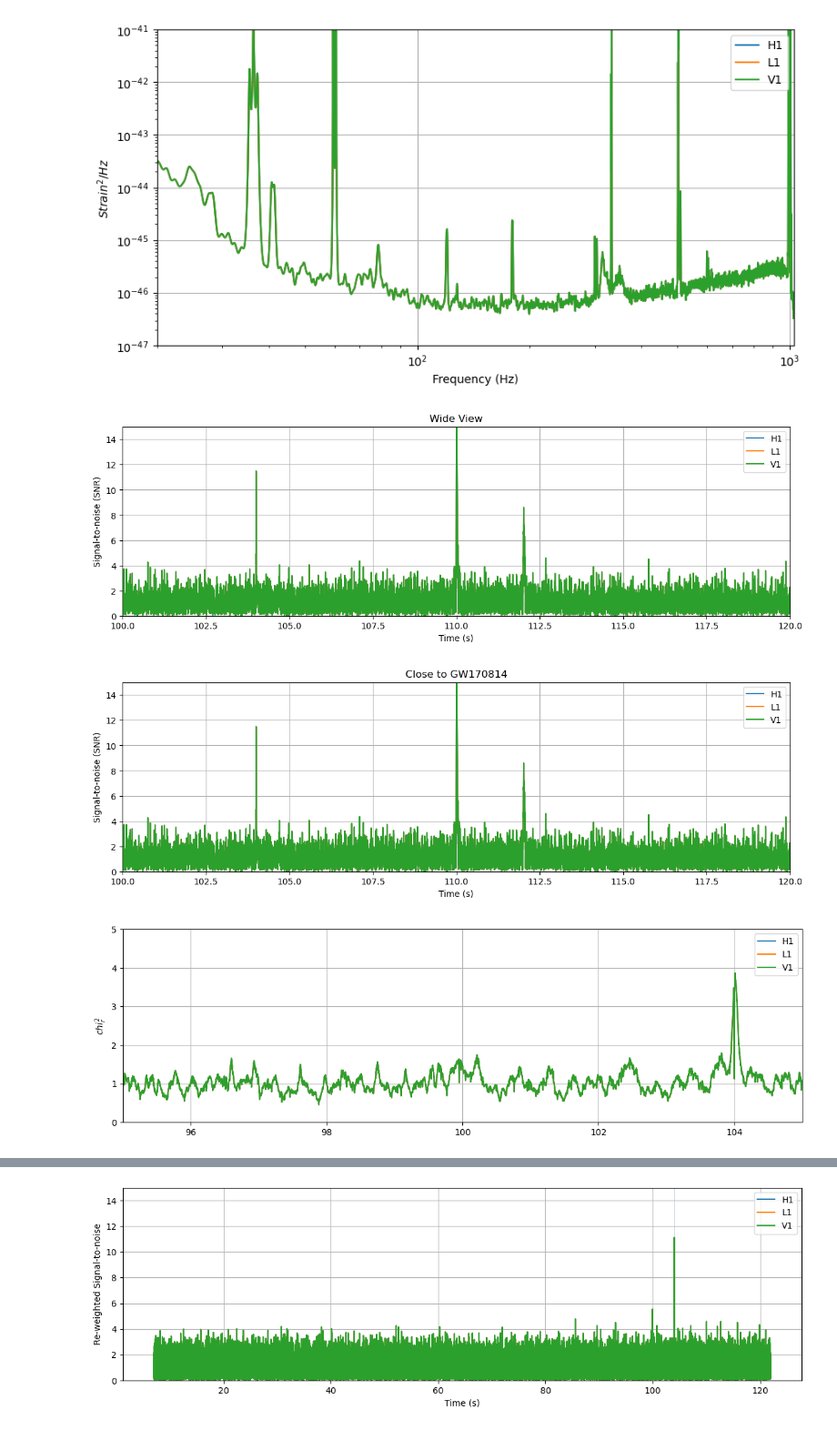
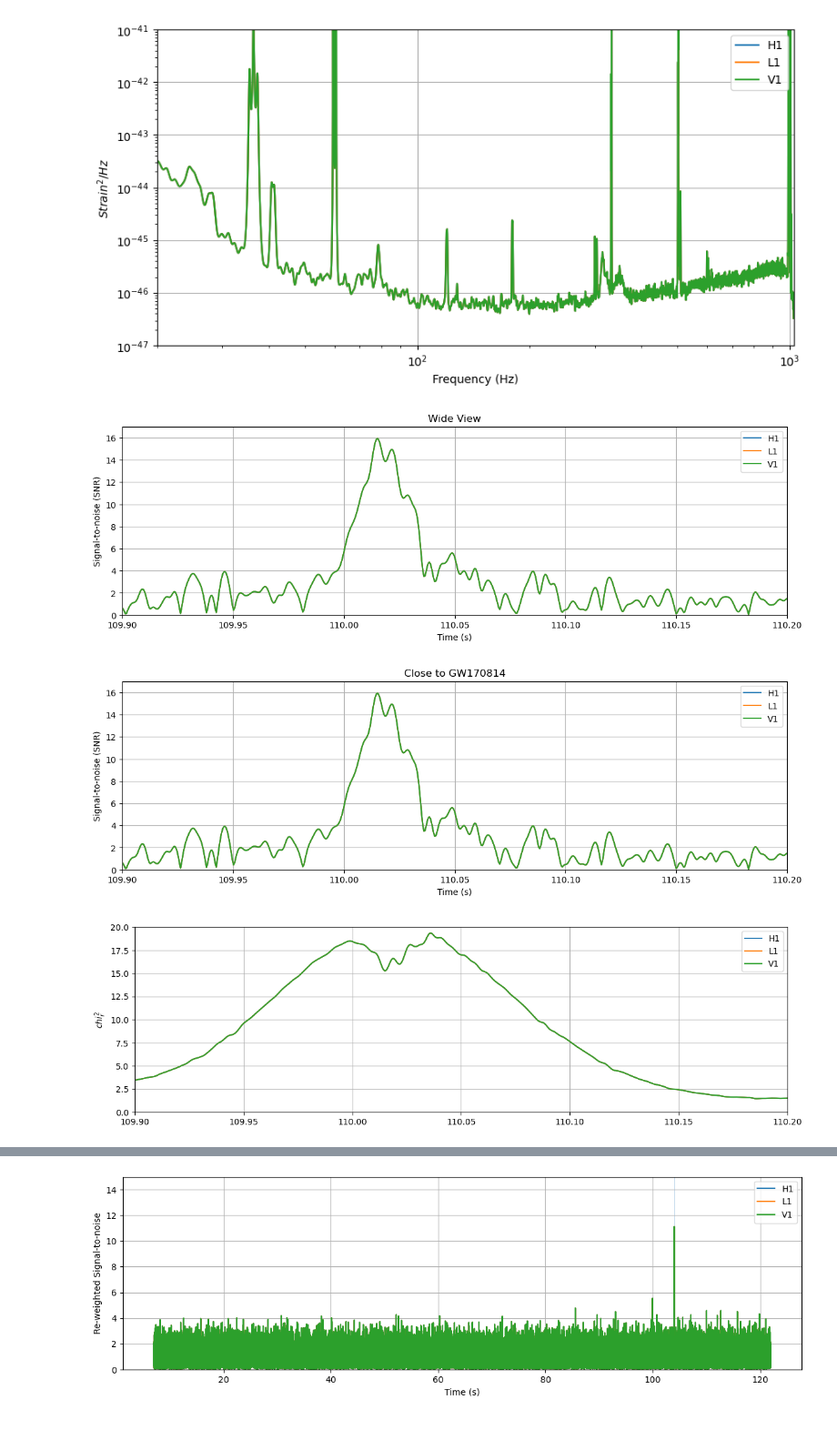
Before and after one commit to tankolhe/odw-2024, a Jupyter notebook: Tutorials/Day_2/Tuto_2.3_Signal_consistency_and_significance.ipynb, the cells around one changed output, grey strips where cells are left out. Shown at 91% size. Drawn from its saved outputs; the diff is of its cells as text; code cells hidden in the pictures.

Commit message:
Changed xlim in tut_2.3

```diff
--- a/Tutorials/Day_2/Tuto_2.3_Signal_consistency_and_significance.ipynb
+++ b/Tutorials/Day_2/Tuto_2.3_Signal_consistency_and_significance.ipynb
@@ -492,14 +492,14 @@ for w, title in [(8, 'Wide View'), (.15, 'Close to GW170814')]:
     pylab.legend()
     pylab.title(title)
     pylab.grid()
-    pylab.xlim(100, 120)
-    pylab.ylim(0, 15)
+    pylab.xlim(109.9, 110.2)
+    pylab.ylim(0, 17)
     pylab.xlabel('Time (s)')
     pylab.ylabel('Signal-to-noise (SNR)')
     pylab.show()
 # %% [output]
-[figure, old version]
+[figure, new version]
-[figure, old version]
+[figure, new version]
 # %%
 from pycbc.vetoes import power_chisq
 
@@ -516,17 +516,17 @@ for ifo in ifos:
 # %%
 pylab.figure(figsize=[14, 4])
 
 for ifo in ifos:
     pylab.plot(chisq[ifo].sample_times, chisq[ifo], label=ifo)
 
 pylab.legend()
 pylab.grid()
-pylab.xlim(100 -5, 100 + 5)
-pylab.ylim(0, 5)
+pylab.xlim(109.9, 110.2)
+pylab.ylim(0, 20)
 pylab.ylabel('$chi^2_r$')
 pylab.show()
 # %% [output]
-[figure, old version]
+[figure, new version]
 # %%
 from pycbc.events.ranking import newsnr
 
```
Also changed, not shown: parts of 1 cell of this notebook.
